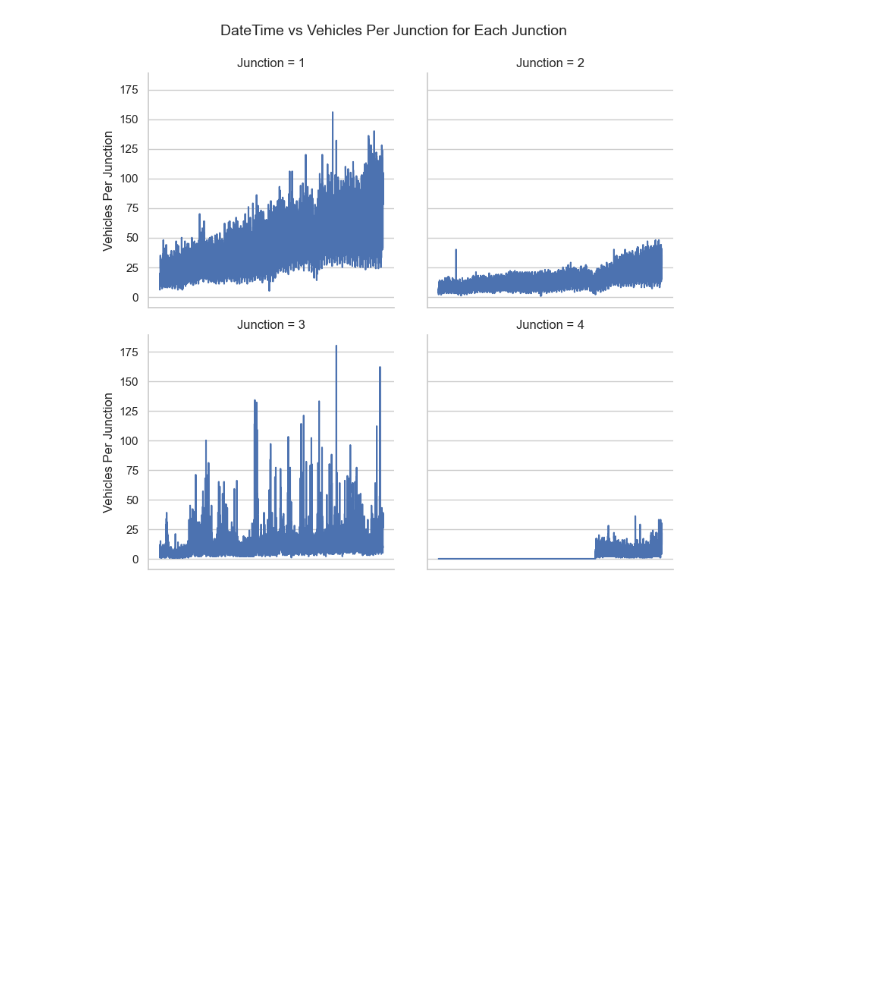
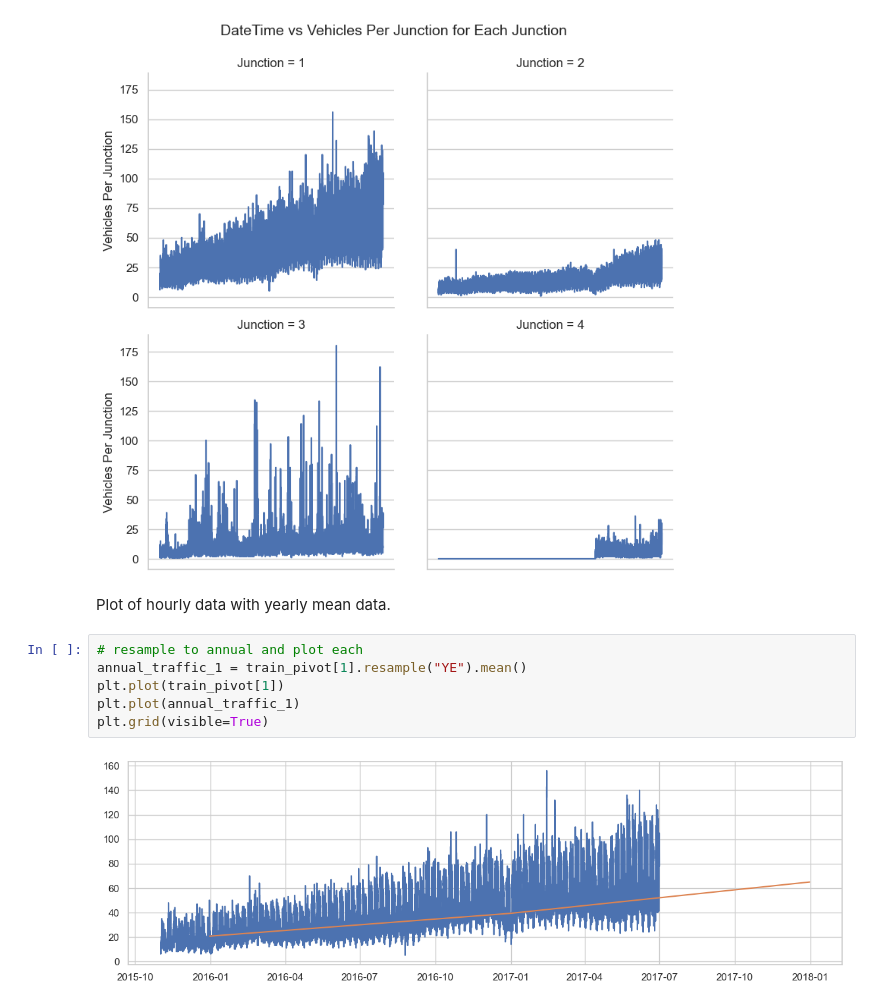
Before and after one commit to calebrauscher/IBM_Specialized_Models, a Jupyter notebook: Time Series and Survival Analysis/final_project/final_project.ipynb, the cells around one changed output. Drawn from its saved outputs; the diff is of its cells as text; blank space fills up the shorter version.

```diff
--- a/Time Series and Survival Analysis/final_project/final_project.ipynb
+++ b/Time Series and Survival Analysis/final_project/final_project.ipynb
@@ -74,3 +74,13 @@ g.fig.subplots_adjust(top=0.9)
 plt.show()
 # %% [output]
 [figure]
+# %% [markdown]
+Plot of hourly data with yearly mean data.
+# %%
+# resample to annual and plot each
+annual_traffic_1 = train_pivot[1].resample("YE").mean()
+plt.plot(train_pivot[1])
+plt.plot(annual_traffic_1)
+plt.grid(visible=True)
+# %% [output]
+[figure, added]
```
Also changed, not shown: parts of 19 cells of this notebook.
